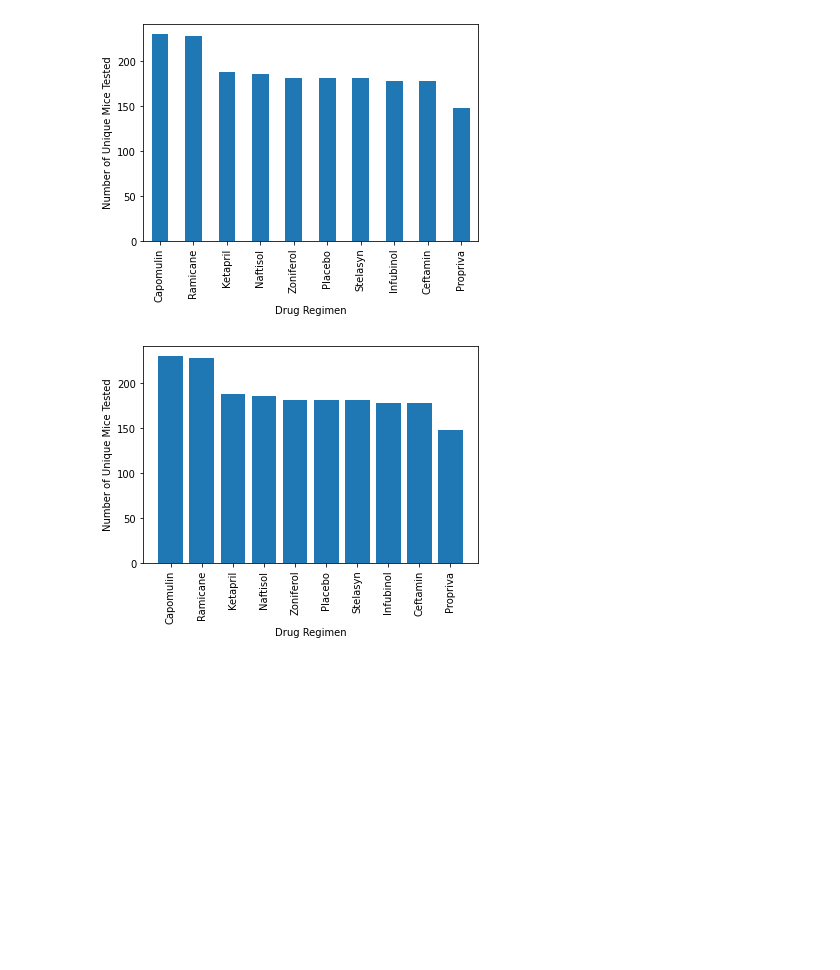
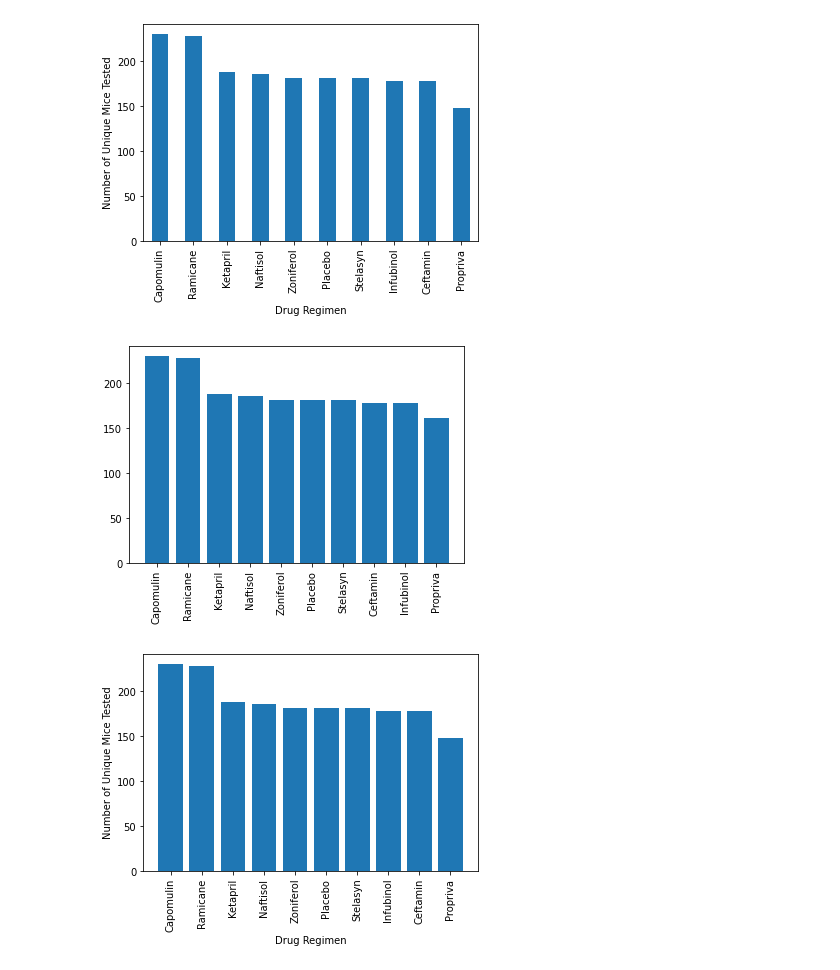
Before and after one commit to 33north/05__Matplotlib__matplotlib-challenge, a Jupyter notebook: pymaceuticals_starter.ipynb, the cells around one changed output. Saved outputs shown, nothing was run; the diff lists cells and outputs as text; code cells hidden in the pictures; blank space fills up the shorter version.

```diff
--- a/pymaceuticals_starter.ipynb
+++ b/pymaceuticals_starter.ipynb
@@ -246,3 +254,17 @@ plt.bar()
+# %%
+#total_drugs_name = mouse_study_data_df["Drug Regimen"].unique()
+#total_drugs_name
+
+total_drugs_arr = mouse_study_data_df["Drug Regimen"].value_counts().to_dict()
+#total_drugs_arr
+
+#total_drug_zip = dict(zip(total_drugs_name, total_drugs_arr))
+
+plt.bar(total_drugs_arr.keys(), total_drugs_arr.values(), align = "center")
+plt.xticks(rotation = "vertical")
+plt.show()
+# %% [output]
+[figure, added]
 # %%
 # Generate a bar plot showing the total number of unqiue mice tested on each drug regimen using using pyplot.
 # %% [output]
```
Also changed, not shown: parts of 6 cells of this notebook.
